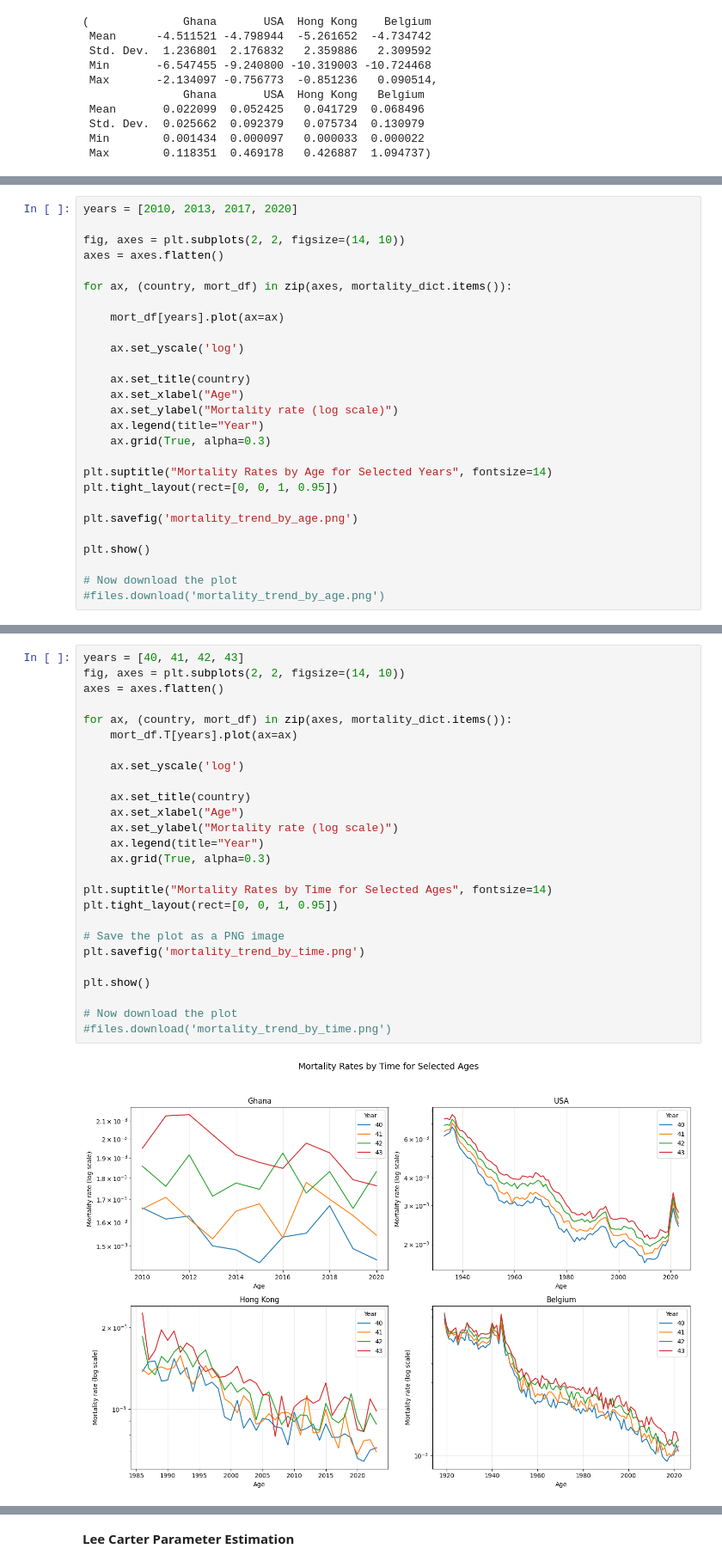
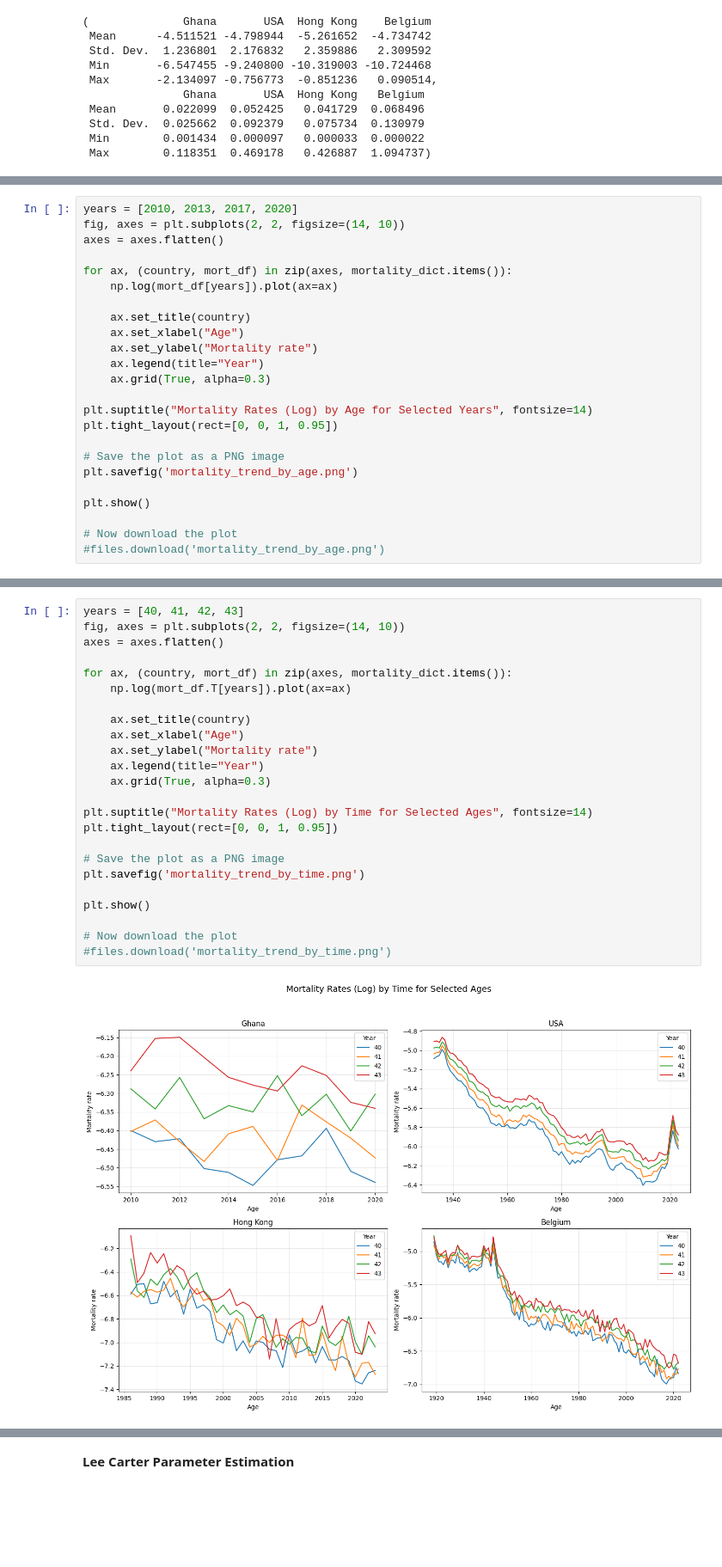
Before and after one commit to WellsAr/Mortality-Modelling---Randomised-CUSUM-Lee-Carter-Model, a Jupyter notebook: Rand_CUSUM_LC.ipynb, the cells around one changed output, grey strips where cells are left out. Shown at 86% size. Drawn from its saved outputs; the diff is of its cells as text; blank space fills up the shorter version.

```diff
--- a/Rand_CUSUM_LC.ipynb
+++ b/Rand_CUSUM_LC.ipynb
@@ -615,25 +615,22 @@ plt.show()
 [figure]
 # %%
 years = [2010, 2013, 2017, 2020]
-
 fig, axes = plt.subplots(2, 2, figsize=(14, 10))
 axes = axes.flatten()
 
 for ax, (country, mort_df) in zip(axes, mortality_dict.items()):
-
-    mort_df[years].plot(ax=ax)
-
-    ax.set_yscale('log')
+    np.log(mort_df[years]).plot(ax=ax)
 
     ax.set_title(country)
     ax.set_xlabel("Age")
-    ax.set_ylabel("Mortality rate (log scale)")
+    ax.set_ylabel("Mortality rate")
     ax.legend(title="Year")
     ax.grid(True, alpha=0.3)
 
-plt.suptitle("Mortality Rates by Age for Selected Years", fontsize=14)
+plt.suptitle("Mortality Rates (Log) by Age for Selected Years", fontsize=14)
 plt.tight_layout(rect=[0, 0, 1, 0.95])
 
+# Save the plot as a PNG image
 plt.savefig('mortality_trend_by_age.png')
 
 plt.show()
@@ -645,28 +644,26 @@ plt.show()
 # %%
 years = [40, 41, 42, 43]
 fig, axes = plt.subplots(2, 2, figsize=(14, 10))
 axes = axes.flatten()
 
 for ax, (country, mort_df) in zip(axes, mortality_dict.items()):
-    mort_df.T[years].plot(ax=ax)
-
-    ax.set_yscale('log')
+    np.log(mort_df.T[years]).plot(ax=ax)
 
     ax.set_title(country)
     ax.set_xlabel("Age")
-    ax.set_ylabel("Mortality rate (log scale)")
+    ax.set_ylabel("Mortality rate")
     ax.legend(title="Year")
     ax.grid(True, alpha=0.3)
 
-plt.suptitle("Mortality Rates by Time for Selected Ages", fontsize=14)
+plt.suptitle("Mortality Rates (Log) by Time for Selected Ages", fontsize=14)
 plt.tight_layout(rect=[0, 0, 1, 0.95])
 
 # Save the plot as a PNG image
 plt.savefig('mortality_trend_by_time.png')
 
 plt.show()
 
 # Now download the plot
 #files.download('mortality_trend_by_time.png')
 # %% [output]
-[figure, old version]
+[figure, new version]
```
Also changed, not shown: parts of 2 cells of this notebook.
